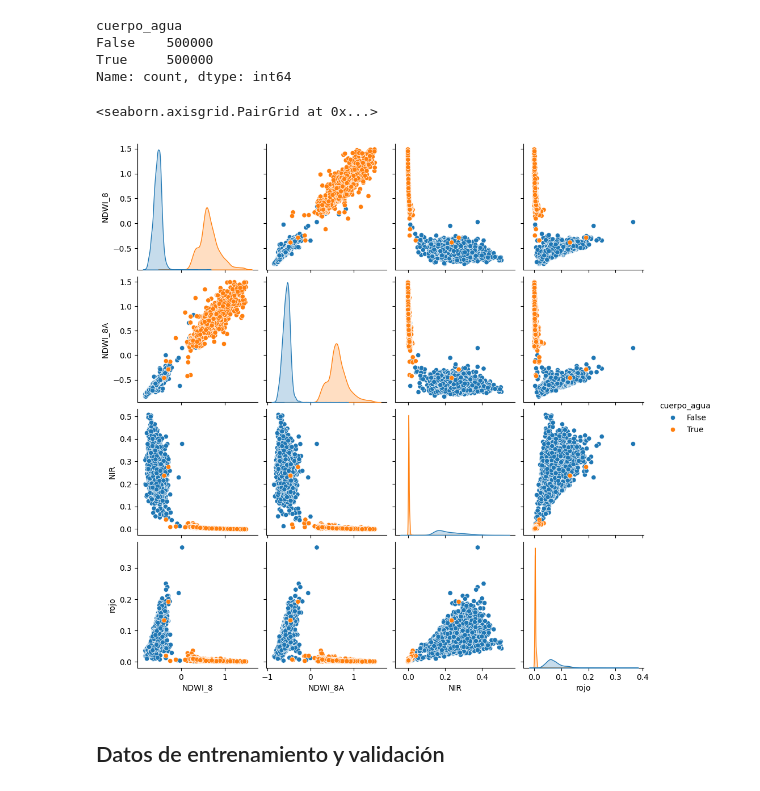
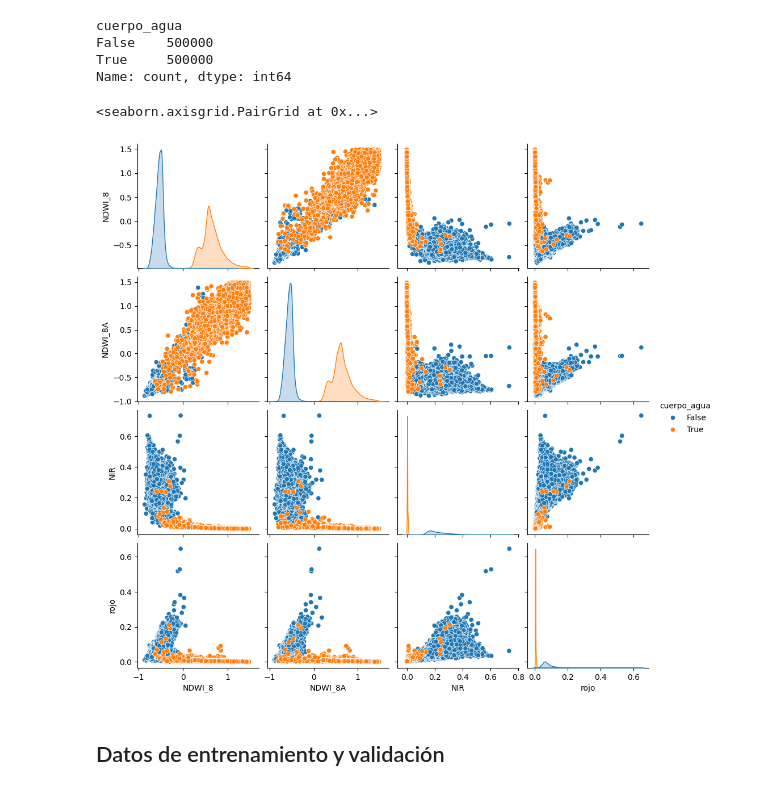
Before and after one commit to jdavidortega/Geographic_Data_Science_with_Python, a Jupyter notebook: sentinel2_classification.ipynb, the cells around one changed output. Saved outputs shown, nothing was run; the diff lists cells and outputs as text; code cells hidden in the pictures.

```diff
--- a/sentinel2_classification.ipynb
+++ b/sentinel2_classification.ipynb
@@ -291,13 +291,13 @@ True     500000
 Name: count, dtype: int64
 # %%
 muestra =  pd.concat([
-    df[df['cuerpo_agua'] == class_value].sample(n=3000, random_state=42, replace=False)
+    df[df['cuerpo_agua'] == class_value].sample(n=30000, random_state=42, replace=False)
     for class_value in df['cuerpo_agua'].unique()
 ])
 sns.pairplot(data=muestra, hue="cuerpo_agua")
 # %% [output]
 <seaborn.axisgrid.PairGrid at 0x...>
-[figure, old version]
+[figure, new version]
 # %% [markdown]
 ## Datos de entrenamiento y validación
 # %%
```
Also changed, not shown: parts of 4 cells of this notebook.
